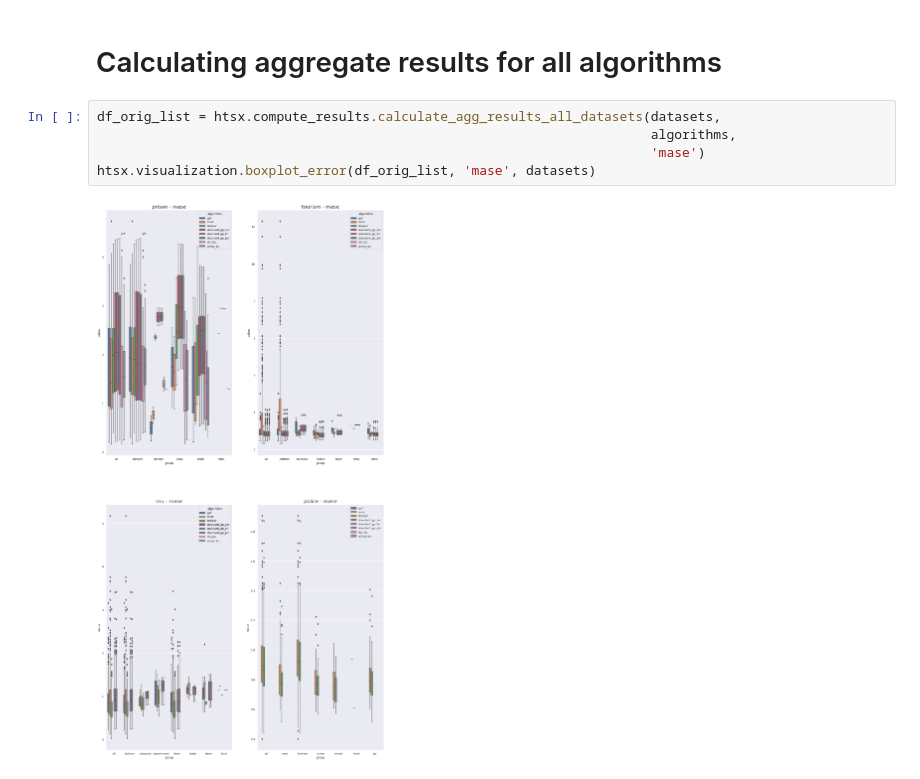
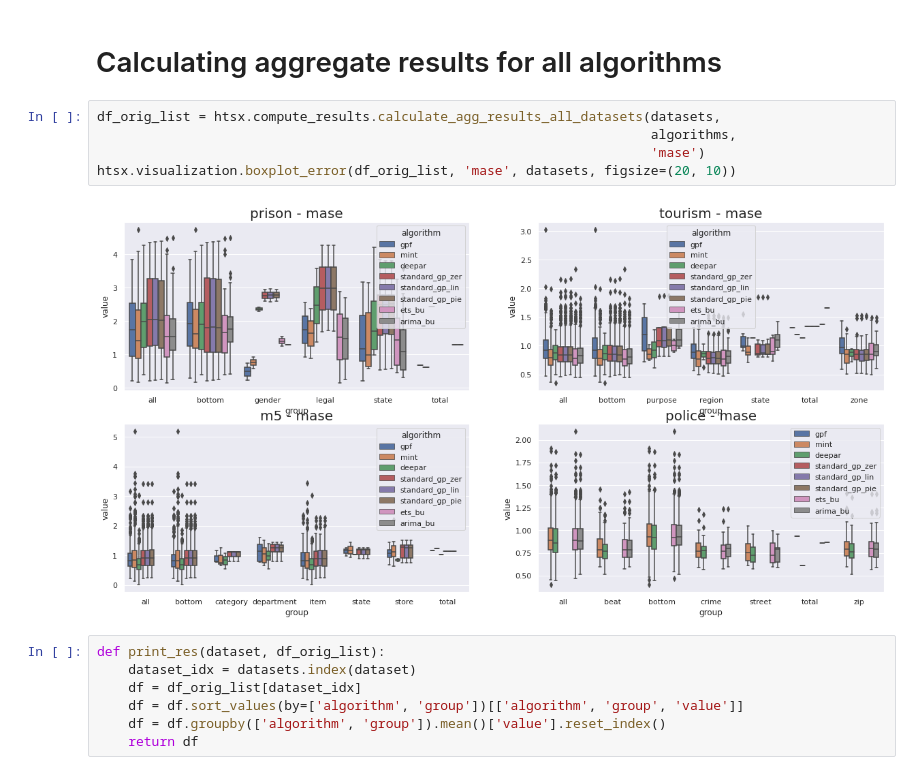
Before and after one commit to luisroque/run_models_distributed, a Jupyter notebook: notebooks/Results_comparing_all_algorithms_paper1_probabilistic.ipynb, the cells around one changed output. Cells and saved outputs as stored; diff of their text form.

```diff
--- a/notebooks/Results_comparing_all_algorithms_paper1_probabilistic.ipynb
+++ b/notebooks/Results_comparing_all_algorithms_paper1_probabilistic.ipynb
@@ -104,7 +105,14 @@ htsx.visualization.plot_compare_err_metric('mase', 'prison', figsize=(20, 10))
 # %%
 df_orig_list = htsx.compute_results.calculate_agg_results_all_datasets(datasets,
                                                                        algorithms,
                                                                        'mase')
-htsx.visualization.boxplot_error(df_orig_list, 'mase', datasets)
+htsx.visualization.boxplot_error(df_orig_list, 'mase', datasets, figsize=(20, 10))
 # %% [output]
-[figure, old version]
+[figure, new version]
+# %%
+def print_res(dataset, df_orig_list):
+    dataset_idx = datasets.index(dataset)
+    df = df_orig_list[dataset_idx]
+    df = df.sort_values(by=['algorithm', 'group'])[['algorithm', 'group', 'value']]
+    df = df.groupby(['algorithm', 'group']).mean()['value'].reset_index()
+    return df
```
Also changed, not shown: parts of 6 cells of this notebook.
